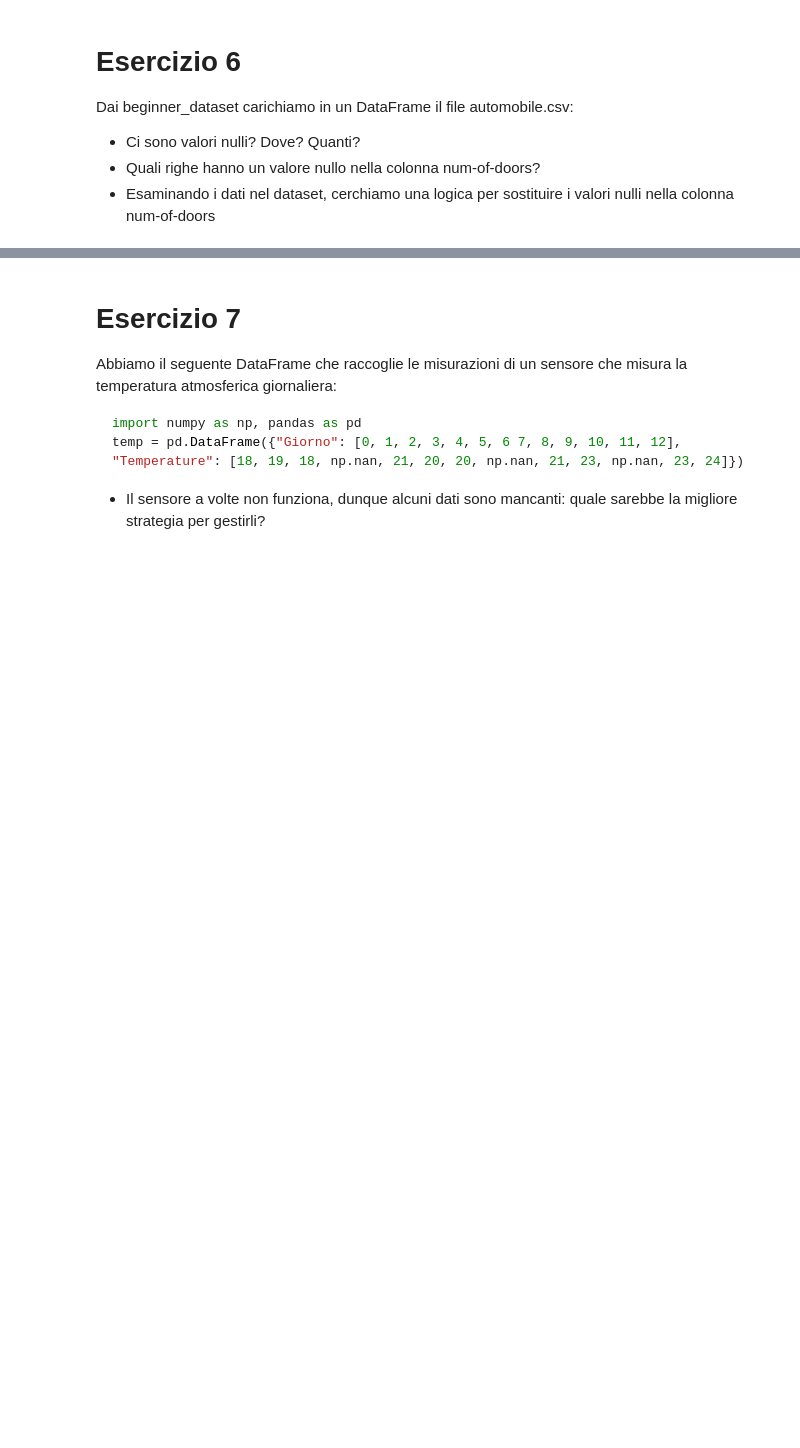
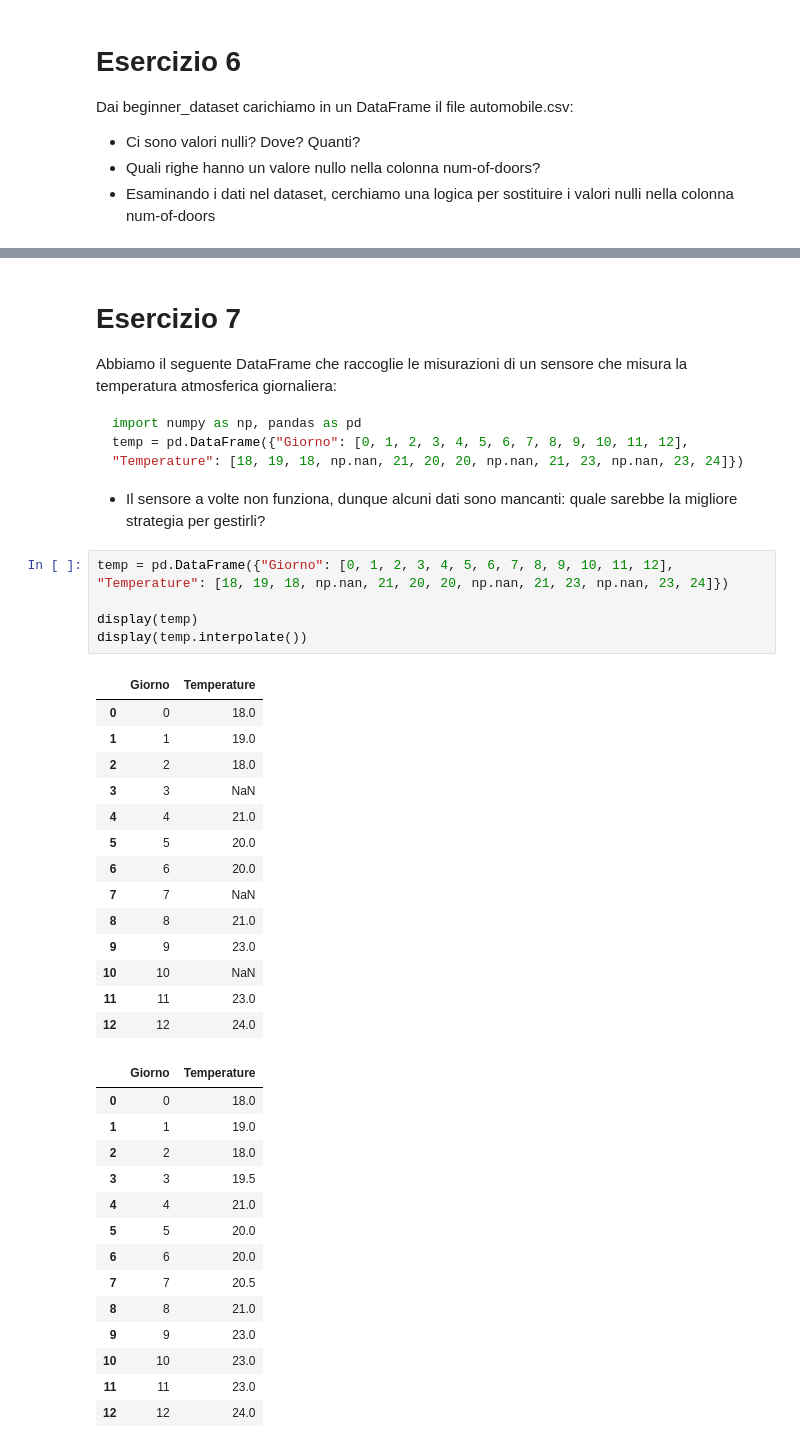
Before and after one commit to Marco-Parisi/EPICODE_PYTHON_DAPT0724, a Jupyter notebook: 06. LEZIONE TEORIA W11D4/pratica_w11d4.ipynb, the cells around one changed output, grey strips where cells are left out. Cells and saved outputs as stored; diff of their text form; blank space fills up the shorter version.

````diff
--- a/06. LEZIONE TEORIA W11D4/pratica_w11d4.ipynb
+++ b/06. LEZIONE TEORIA W11D4/pratica_w11d4.ipynb
@@ -222,9 +601,43 @@ Abbiamo il seguente DataFrame che raccoglie le misurazioni di un sensore che mis
 
 ```python
 import numpy as np, pandas as pd
-temp = pd.DataFrame({"Giorno": [0, 1, 2, 3, 4, 5, 6 7, 8, 9, 10, 11, 12], "Temperature": [18, 19, 18, np.nan, 21, 20, 20, np.nan, 21, 23, np.nan, 23, 24]})
+temp = pd.DataFrame({"Giorno": [0, 1, 2, 3, 4, 5, 6, 7, 8, 9, 10, 11, 12], "Temperature": [18, 19, 18, np.nan, 21, 20, 20, np.nan, 21, 23, np.nan, 23, 24]})
 ```
 - Il sensore a volte non funziona, dunque alcuni dati sono mancanti: quale sarebbe la migliore strategia per gestirli?
+# %%
+temp = pd.DataFrame({"Giorno": [0, 1, 2, 3, 4, 5, 6, 7, 8, 9, 10, 11, 12], "Temperature": [18, 19, 18, np.nan, 21, 20, 20, np.nan, 21, 23, np.nan, 23, 24]})
+
+display(temp)
+display(temp.interpolate())
+# %% [output]
+|  | Giorno | Temperature |
+| 0 | 0 | 18.0 |
+| 1 | 1 | 19.0 |
+| 2 | 2 | 18.0 |
+| 3 | 3 | NaN |
+| 4 | 4 | 21.0 |
+| 5 | 5 | 20.0 |
+| 6 | 6 | 20.0 |
+| 7 | 7 | NaN |
+| 8 | 8 | 21.0 |
+| 9 | 9 | 23.0 |
+| 10 | 10 | NaN |
+| 11 | 11 | 23.0 |
+| 12 | 12 | 24.0 |
+|  | Giorno | Temperature |
+| 0 | 0 | 18.0 |
+| 1 | 1 | 19.0 |
+| 2 | 2 | 18.0 |
+| 3 | 3 | 19.5 |
+| 4 | 4 | 21.0 |
+| 5 | 5 | 20.0 |
+| 6 | 6 | 20.0 |
+| 7 | 7 | 20.5 |
+| 8 | 8 | 21.0 |
+| 9 | 9 | 23.0 |
+| 10 | 10 | 23.0 |
+| 11 | 11 | 23.0 |
+| 12 | 12 | 24.0 |
 # %% [markdown]
 # Esercizio 8 1/2
 Nel pacchetto os della standard library c'è la funzione os.listdir() che permette di avere la lista dei nomi di file all'interno di una directory; senza input di default li cerca nella directory di lavoro corrente, altrimenti si può passare un path per esaminare una directory specifica, ad esempio os.listdir("mio_progetto/beginner_datasets/")
````
Also changed, not shown: parts of 34 cells of this notebook, 6 other files.
